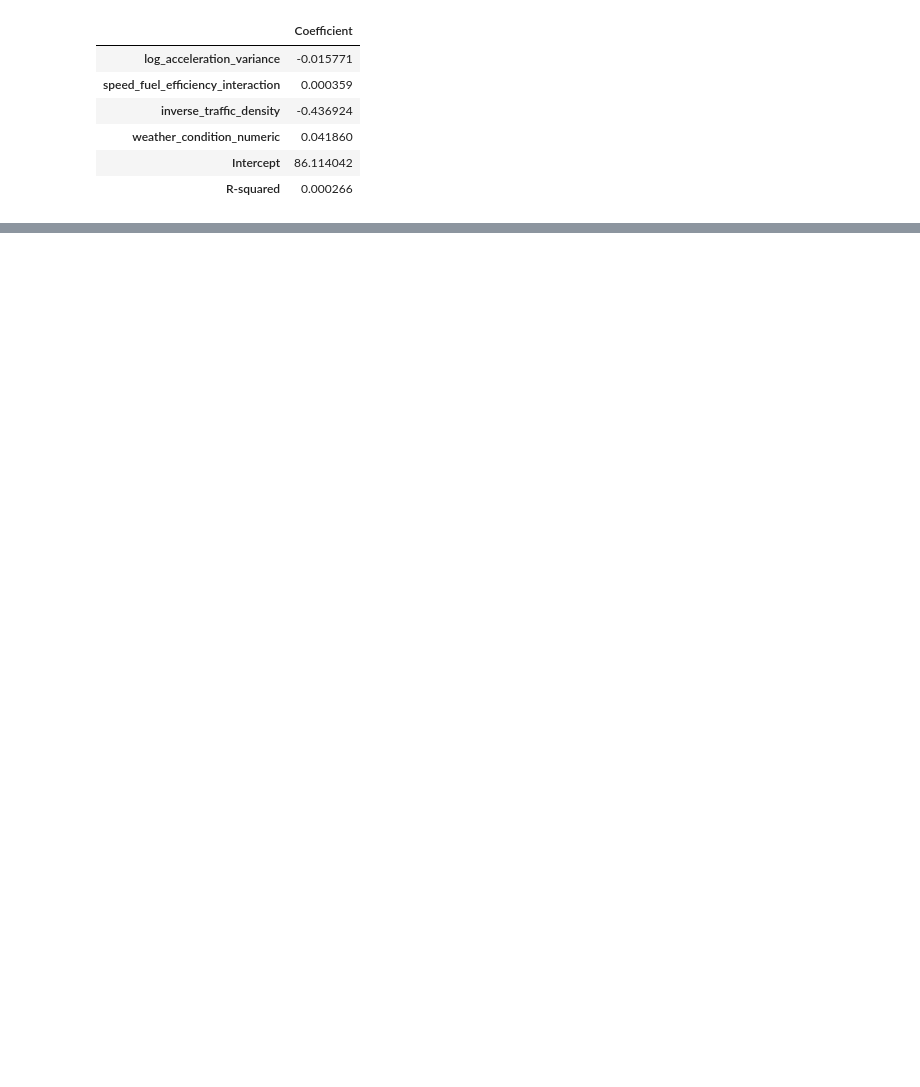
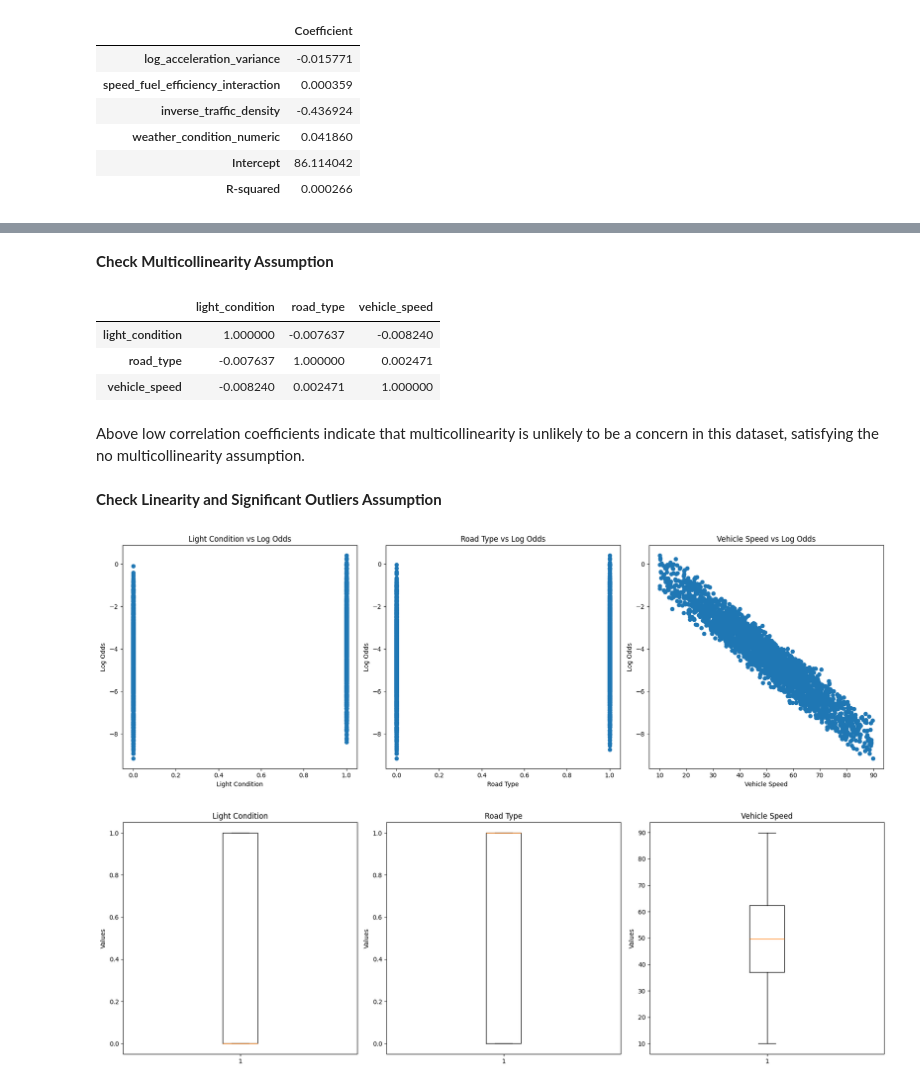
Before and after one commit to pouriaetab/ds-toolkit, a Jupyter notebook: statistical_methods/regression_analysis/regression_analysis.ipynb, the cells around one changed output, grey strips where cells are left out. Cells and saved outputs as stored; diff of their text form; code cells hidden in the pictures; blank space fills up the shorter version.

```diff
--- a/statistical_methods/regression_analysis/regression_analysis.ipynb
+++ b/statistical_methods/regression_analysis/regression_analysis.ipynb
@@ -379,0 +438,71 @@ For the automotive company, this analysis suggests that further investigation is
+# %% [markdown]
+**Check Multicollinearity Assumption**
+# %%
+import numpy as np
+
+# Check for multicollinearity using correlation matrix
+correlation_matrix = df[['light_condition', 'road_type', 'vehicle_speed']].corr()
+
+# Recalculate log odds for visualization
+df['log_odds'] = np.log(probabilities / (1 - probabilities))
+
+correlation_matrix
+# %% [output]
+|  | light_condition | road_type | vehicle_speed |
+| light_condition | 1.000000 | -0.007637 | -0.008240 |
+| road_type | -0.007637 | 1.000000 | 0.002471 |
+| vehicle_speed | -0.008240 | 0.002471 | 1.000000 |
+# %% [markdown]
+Above low correlation coefficients indicate that multicollinearity is unlikely to be a concern in this dataset, satisfying the no multicollinearity assumption.
+# %% [markdown]
+**Check Linearity and Significant Outliers Assumption**
+# %%
+import matplotlib.pyplot as plt
+
+# Visual inspection for linearity
+fig, axs = plt.subplots(1, 3, figsize=(18, 6))
+
+# Light Condition vs Log Odds
+axs[0].scatter(df['light_condition'], df['log_odds'])
+axs[0].set_title('Light Condition vs Log Odds')
+axs[0].set_xlabel('Light Condition')
+axs[0].set_ylabel('Log Odds')
+
+# Road Type vs Log Odds
+axs[1].scatter(df['road_type'], df['log_odds'])
+axs[1].set_title('Road Type vs Log Odds')
+axs[1].set_xlabel('Road Type')
+axs[1].set_ylabel('Log Odds')
+
+# Vehicle Speed vs Log Odds
+axs[2].scatter(df['vehicle_speed'], df['log_odds'])
+axs[2].set_title('Vehicle Speed vs Log Odds')
+axs[2].set_xlabel('Vehicle Speed')
+axs[2].set_ylabel('Log Odds')
+
+plt.tight_layout()
+plt.show()
+
+# Check for significant outliers with box plots
+fig, axs = plt.subplots(1, 3, figsize=(18, 6))
+
+# Box plot for Light Condition
+axs[0].boxplot(df['light_condition'])
+axs[0].set_title('Light Condition')
+axs[0].set_ylabel('Values')
+
+# Box plot for Road Type
+axs[1].boxplot(df['road_type'])
+axs[1].set_title('Road Type')
+axs[1].set_ylabel('Values')
+
+# Box plot for Vehicle Speed
+axs[2].boxplot(df['vehicle_speed'])
+axs[2].set_title('Vehicle Speed')
+axs[2].set_ylabel('Values')
+
+plt.tight_layout()
+plt.show()
+# %% [output]
+[figure, added]
+[figure, added]
```
Also changed, not shown: parts of 11 cells of this notebook.
